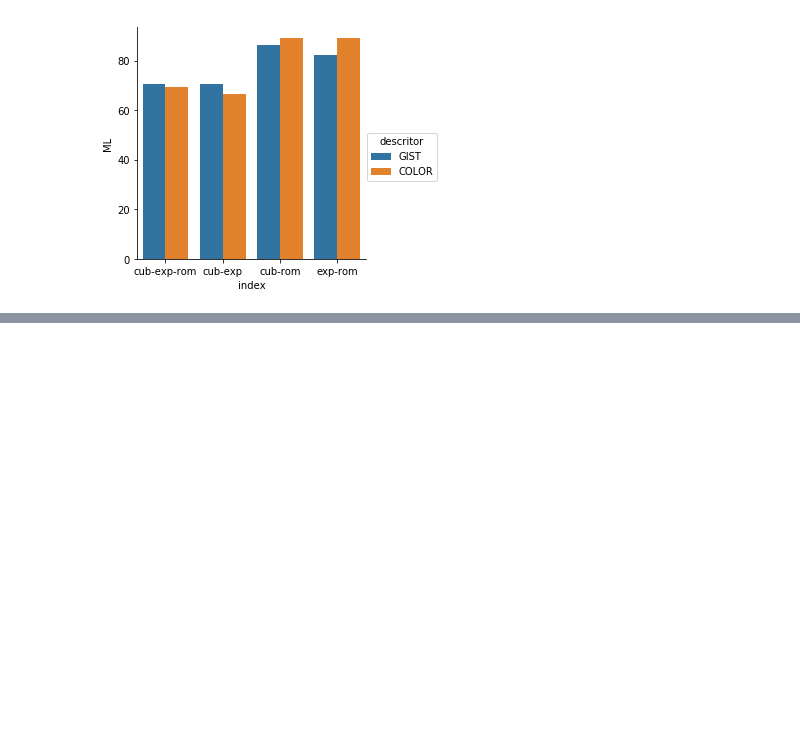
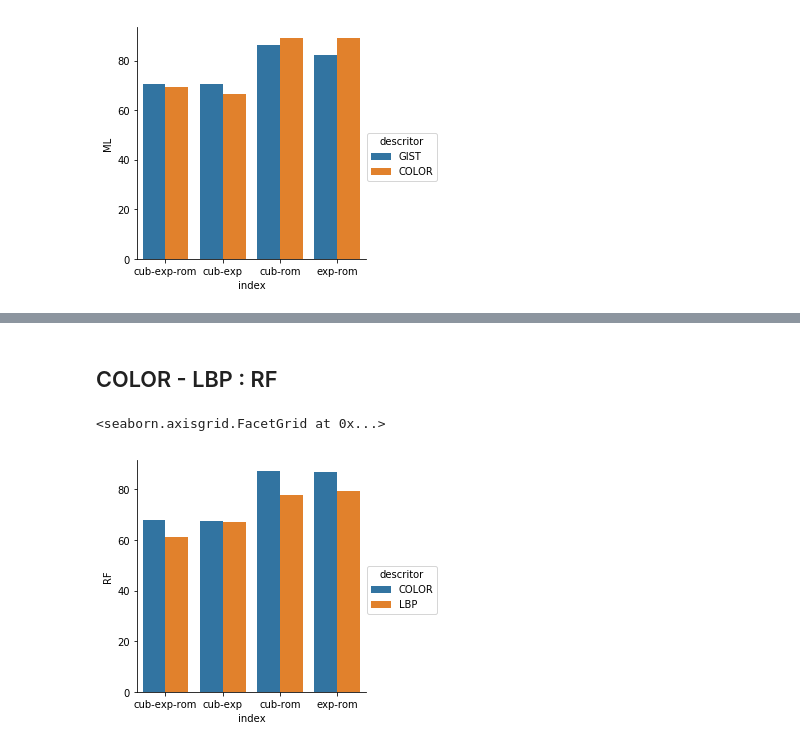
Before and after one commit to torres07/tcc-digitalized-paintings, a Jupyter notebook: implementacao/resultados.ipynb, the cells around one changed output, grey strips where cells are left out. Cells and saved outputs as stored; diff of their text form; code cells hidden in the pictures; blank space fills up the shorter version.

```diff
--- a/implementacao/resultados.ipynb
+++ b/implementacao/resultados.ipynb
@@ -98,0 +137,7 @@ sns.factorplot(x='index', y='ML', hue='descritor', kind='bar', data=df4)
+# %%
+df4 = pd.concat([resultados_color.T, resultados_lbp.T], axis=0, ignore_index=False)
+df4['descritor'] = (len(resultados_color.T)*(0,) + len(resultados_lbp.T)*(1,))
+df4.loc[0:4, ('descritor')] = 'COLOR'
+df4.loc[4:8, ('descritor')] = 'LBP'
+df4.reset_index(inplace=True)
+df4
@@ -98,0 +154,7 @@ sns.factorplot(x='index', y='ML', hue='descritor', kind='bar', data=df4)
+# %% [markdown]
+## COLOR - LBP : RF
+# %%
+sns.factorplot(x='index', y='RF', hue='descritor', kind='bar', data=df4)
+# %% [output]
+<seaborn.axisgrid.FacetGrid at 0x...>
+[figure, added]
```
Also changed, not shown: parts of 12 cells of this notebook, 23 other files.
